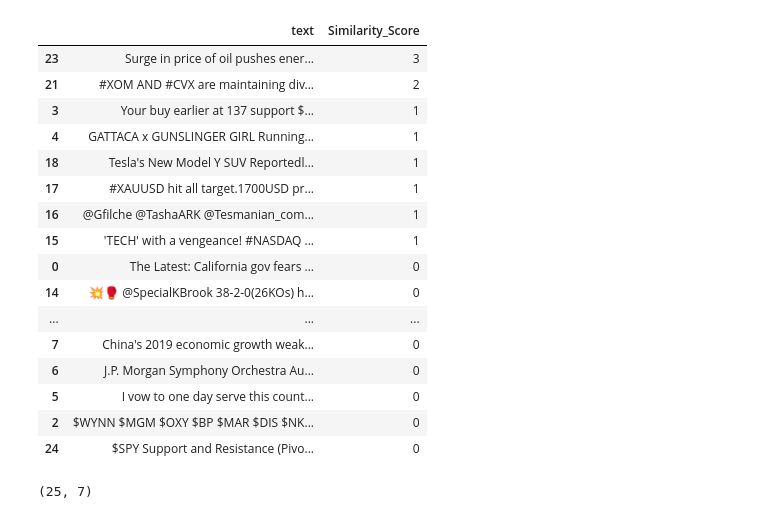
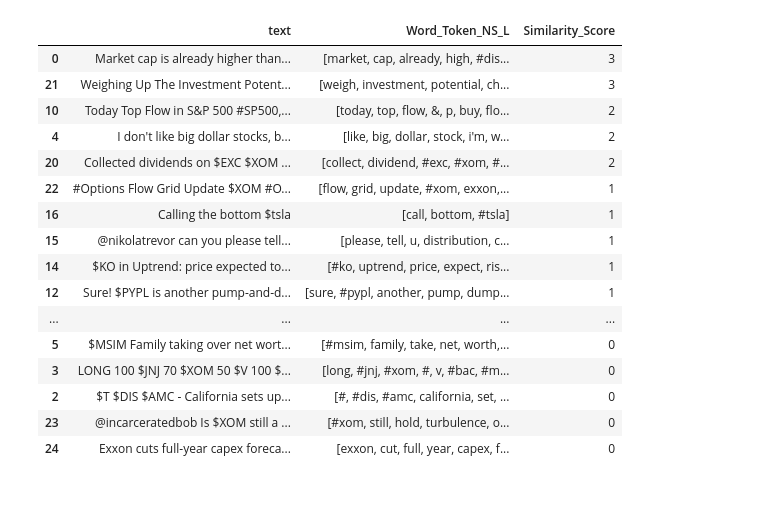
Before and after one commit to Jaromir-Sida/SocialMediaStockForecasting, a Jupyter notebook: Tweet_Cleaning.ipynb, the cells around one changed output. Cells and saved outputs as stored; diff of their text form; code cells hidden in the pictures.

```diff
--- a/Tweet_Cleaning.ipynb
+++ b/Tweet_Cleaning.ipynb
@@ -281 +275,25 @@ smpl[['text','filtered_text']]
+# %%
+def get_wordnet_pos(treebank_tag):
+
+    if treebank_tag.startswith('J'):
+        return wordnet.ADJ
+    elif treebank_tag.startswith('V'):
+        return wordnet.VERB
+    elif treebank_tag.startswith('N'):
+        return wordnet.NOUN
+    elif treebank_tag.startswith('R'):
+        return wordnet.ADV
+    else:
+        return ''
+# %%
+def lemmatize_words(list_of_words):
+    wordnet_lemmatizer = WordNetLemmatizer()
+    lemmatized_words_pos = []
+    for word_tup in list_of_words:
+        current_pos = get_wordnet_pos(word_tup[1])
+        if current_pos == '':
+            lemmatized_words_pos.append(wordnet_lemmatizer.lemmatize(word_tup[0]))
+        else:
+            lemmatized_words_pos.append(wordnet_lemmatizer.lemmatize(word_tup[0],current_pos))
+    return lemmatized_words_pos
 # %%
@@ -287,3 +307,3 @@ def lemmatize_words(list_of_words):
 # %%
-smpl.loc[:,'Word_Token_NS_L'] = smpl.loc[:,'Word_Token_NS'].apply(lemmatize_words)
+smpl.loc[:,'Word_Token_NS_L'] = smpl.loc[:,'POS'].apply(lemmatize_words)
 # %%
@@ -326,7 +346,9 @@ fin_dict = {'stock': 134,
  'call': 38,
  'volume': 37,
  'profit': 36,
- 'share': 35}
+ 'share': 35,
+ 'invest': 0,
+ 'pips': 0 }
 # %%
 fin_info = set(fin_dict.keys())
 # %%
@@ -337,29 +359,25 @@ def get_similarity_score( list_of_words, comparison_set):
 # %%
 smpl.loc[:,'Similarity_Score'] = smpl.loc[:,'Word_Token_NS_L'].apply(get_similarity_score, args=([fin_info]))
 # %%
-smpl[['text','Similarity_Score']].sort_values(['Similarity_Score'], ascending = False)
+smpl[['text','Word_Token_NS_L','Similarity_Score']].sort_values(['Similarity_Score'], ascending = False)
 # %% [output]
-|  | text | Similarity_Score |
-| 23 | Surge in price of oil pushes ener... | 3 |
-| 21 | #XOM AND #CVX are maintaining div... | 2 |
-| 3 | Your buy earlier at 137 support $... | 1 |
-| 4 | GATTACA x GUNSLINGER GIRL Running... | 1 |
-| 18 | Tesla's New Model Y SUV Reportedl... | 1 |
-| 17 | #XAUUSD hit all target.1700USD pr... | 1 |
-| 16 | @Gfilche @TashaARK @Tesmanian_com... | 1 |
-| 15 | 'TECH' with a vengeance! #NASDAQ ... | 1 |
-| 0 | The Latest: California gov fears ... | 0 |
-| 14 | 💥🥊 @SpecialKBrook 38-2-0(26KOs) h... | 0 |
-| ... | ... | ... |
-| 7 | China's 2019 economic growth weak... | 0 |
-| 6 | J.P. Morgan Symphony Orchestra Au... | 0 |
-| 5 | I vow to one day serve this count... | 0 |
-| 2 | $WYNN $MGM $OXY $BP $MAR $DIS $NK... | 0 |
-| 24 | $SPY Support and Resistance (Pivo... | 0 |
+|  | text | Word_Token_NS_L | Similarity_Score |
+| 0 | Market cap is already higher than... | [market, cap, already, high, #dis... | 3 |
+| 21 | Weighing Up The Investment Potent... | [weigh, investment, potential, ch... | 3 |
+| 10 | Today Top Flow in S&P 500 #SP500,... | [today, top, flow, &, p, buy, flo... | 2 |
+| 4 | I don't like big dollar stocks, b... | [like, big, dollar, stock, i'm, w... | 2 |
+| 20 | Collected dividends on $EXC $XOM ... | [collect, dividend, #exc, #xom, #... | 2 |
+| 22 | #Options Flow Grid Update $XOM #O... | [flow, grid, update, #xom, exxon,... | 1 |
+| 16 | Calling the bottom $tsla | [call, bottom, #tsla] | 1 |
+| 15 | @nikolatrevor can you please tell... | [please, tell, u, distribution, c... | 1 |
+| 14 | $KO in Uptrend: price expected to... | [#ko, uptrend, price, expect, ris... | 1 |
+| 12 | Sure! $PYPL is another pump-and-d... | [sure, #pypl, another, pump, dump... | 1 |
+| ... | ... | ... | ... |
+| 5 | $MSIM Family taking over net wort... | [#msim, family, take, net, worth,... | 0 |
+| 3 | LONG 100 $JNJ 70 $XOM 50 $V 100 $... | [long, #jnj, #xom, #, v, #bac, #m... | 0 |
+| 2 | $T $DIS $AMC - California sets up... | [#, #dis, #amc, california, set, ... | 0 |
+| 23 | @incarceratedbob Is $XOM still a ... | [#xom, still, hold, turbulence, o... | 0 |
+| 24 | Exxon cuts full-year capex foreca... | [exxon, cut, full, year, capex, f... | 0 |
-# %%
-smpl.shape
-# %% [output]
-(25, 7)
 # %%
 # Create the bag-of-words: bow
 
```
Also changed, not shown: parts of 56 cells of this notebook, 1 other file.
